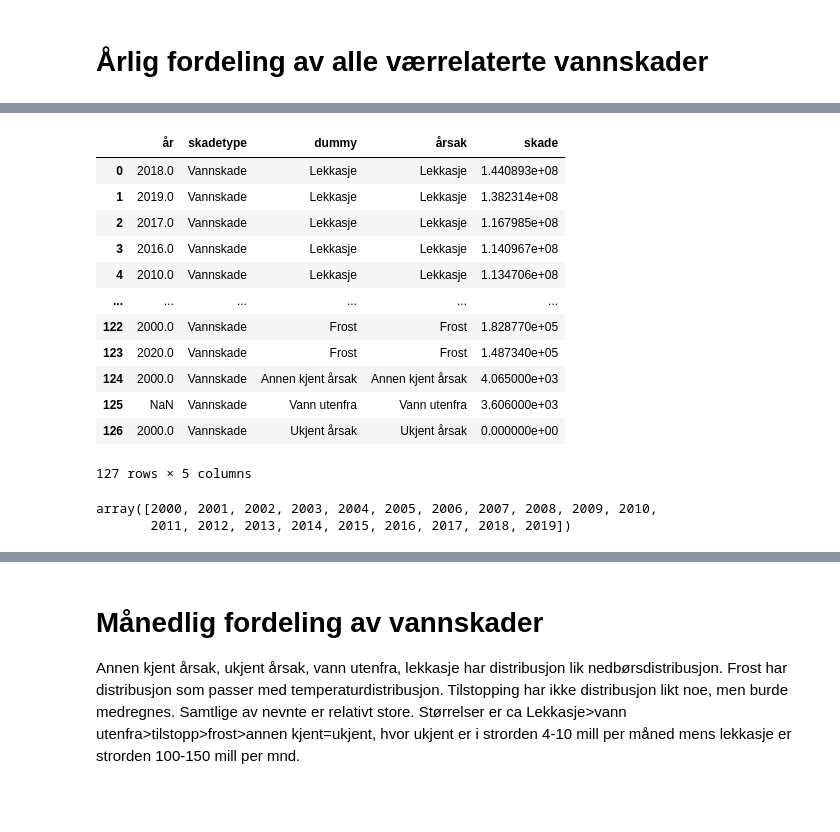
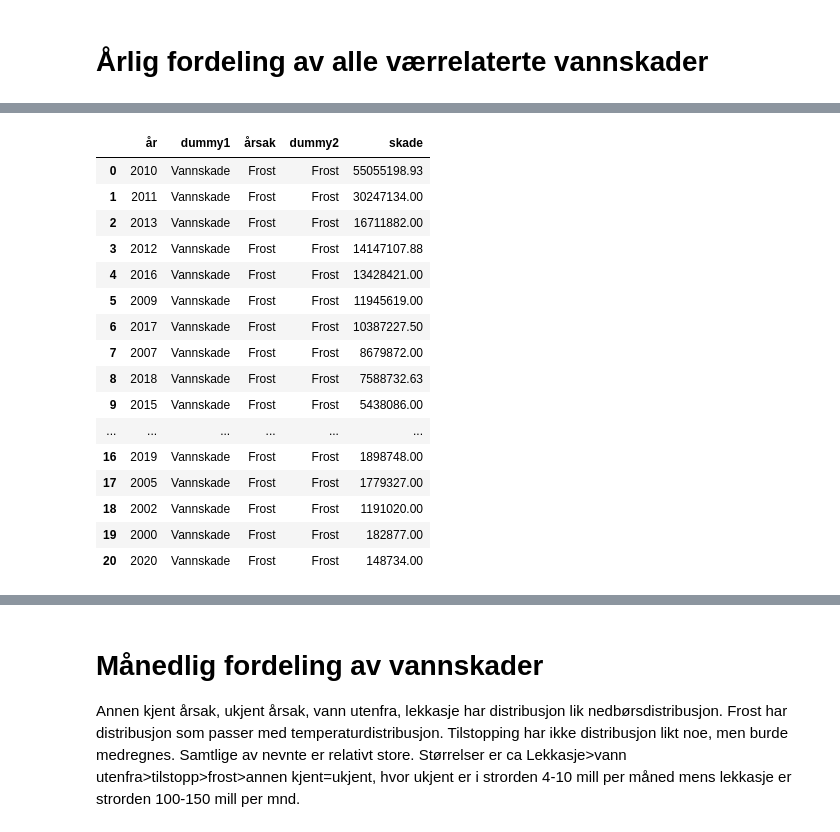
Before and after one commit to eirikngard/Eika, a Jupyter notebook: Vannskader_total.ipynb, the cells around one changed output, grey strips where cells are left out. Saved outputs shown, nothing was run; the diff lists cells and outputs as text; code cells hidden in the pictures; blank space fills up the shorter version.

```diff
--- a/Vannskader_total.ipynb
+++ b/Vannskader_total.ipynb
@@ -210,23 +205,22 @@ Saving vannskade_delta_natur_år.csv to vannskade_delta_natur_år.csv
 # %%
-col = ['år','skadetype','dummy','årsak','skade']
-alt = pd.read_csv('vannskade_delta_natur_år.csv', header=None,skiprows=1,names=col)
-alt
+col = ['år','dummy1','årsak','dummy2','skade']
+frost= pd.read_csv('vannskade_delta_år_frost.csv',header=None,skiprows=1,names=col)
+frost
 # %% [output]
-|  | år | skadetype | dummy | årsak | skade |
-| 0 | 2018.0 | Vannskade | Lekkasje | Lekkasje | 1.440893e+08 |
-| 1 | 2019.0 | Vannskade | Lekkasje | Lekkasje | 1.382314e+08 |
-| 2 | 2017.0 | Vannskade | Lekkasje | Lekkasje | 1.167985e+08 |
-| 3 | 2016.0 | Vannskade | Lekkasje | Lekkasje | 1.140967e+08 |
-| 4 | 2010.0 | Vannskade | Lekkasje | Lekkasje | 1.134706e+08 |
+|  | år | dummy1 | årsak | dummy2 | skade |
+| 0 | 2010 | Vannskade | Frost | Frost | 55055198.93 |
+| 1 | 2011 | Vannskade | Frost | Frost | 30247134.00 |
+| 2 | 2013 | Vannskade | Frost | Frost | 16711882.00 |
+| 3 | 2012 | Vannskade | Frost | Frost | 14147107.88 |
+| 4 | 2016 | Vannskade | Frost | Frost | 13428421.00 |
+| 5 | 2009 | Vannskade | Frost | Frost | 11945619.00 |
+| 6 | 2017 | Vannskade | Frost | Frost | 10387227.50 |
+| 7 | 2007 | Vannskade | Frost | Frost | 8679872.00 |
+| 8 | 2018 | Vannskade | Frost | Frost | 7588732.63 |
+| 9 | 2015 | Vannskade | Frost | Frost | 5438086.00 |
 | ... | ... | ... | ... | ... | ... |
-| 122 | 2000.0 | Vannskade | Frost | Frost | 1.828770e+05 |
-| 123 | 2020.0 | Vannskade | Frost | Frost | 1.487340e+05 |
-| 124 | 2000.0 | Vannskade | Annen kjent årsak | Annen kjent årsak | 4.065000e+03 |
-| 125 | NaN | Vannskade | Vann utenfra | Vann utenfra | 3.606000e+03 |
-| 126 | 2000.0 | Vannskade | Ukjent årsak | Ukjent årsak | 0.000000e+00 |
+| 16 | 2019 | Vannskade | Frost | Frost | 1898748.00 |
+| 17 | 2005 | Vannskade | Frost | Frost | 1779327.00 |
+| 18 | 2002 | Vannskade | Frost | Frost | 1191020.00 |
+| 19 | 2000 | Vannskade | Frost | Frost | 182877.00 |
+| 20 | 2020 | Vannskade | Frost | Frost | 148734.00 |
-127 rows × 5 columns
-# %%
-år
-# %% [output]
-array([2000, 2001, 2002, 2003, 2004, 2005, 2006, 2007, 2008, 2009, 2010,
-       2011, 2012, 2013, 2014, 2015, 2016, 2017, 2018, 2019])
```
Also changed, not shown: parts of 5 cells of this notebook.
